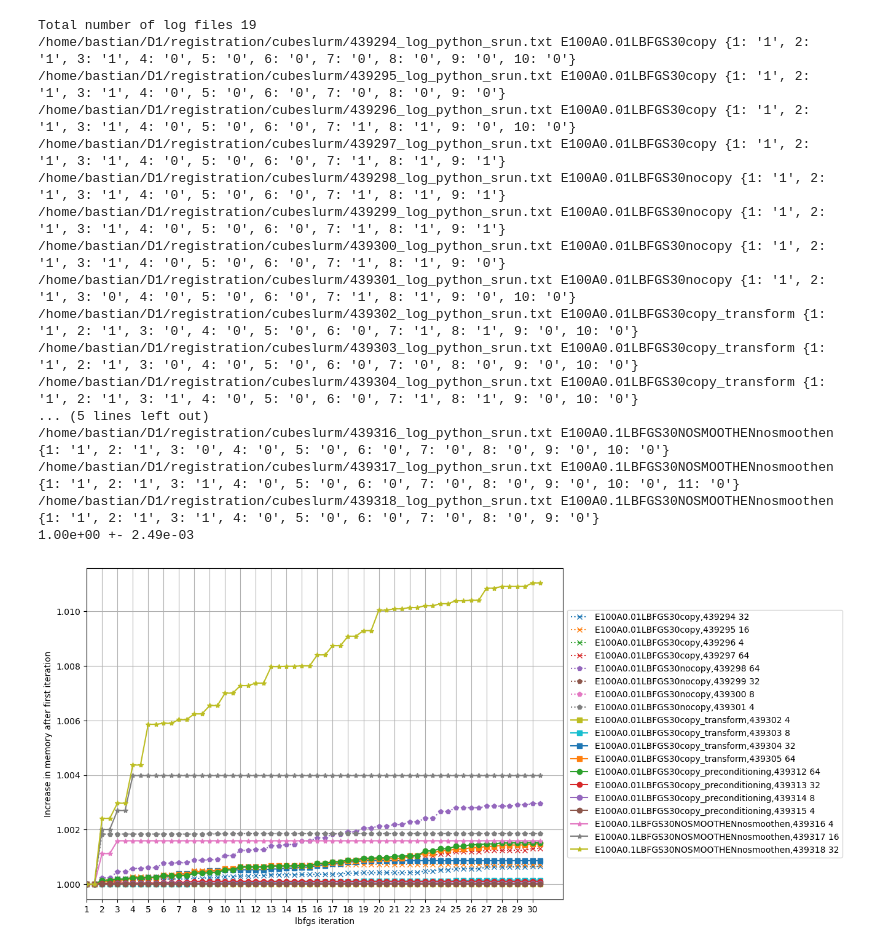
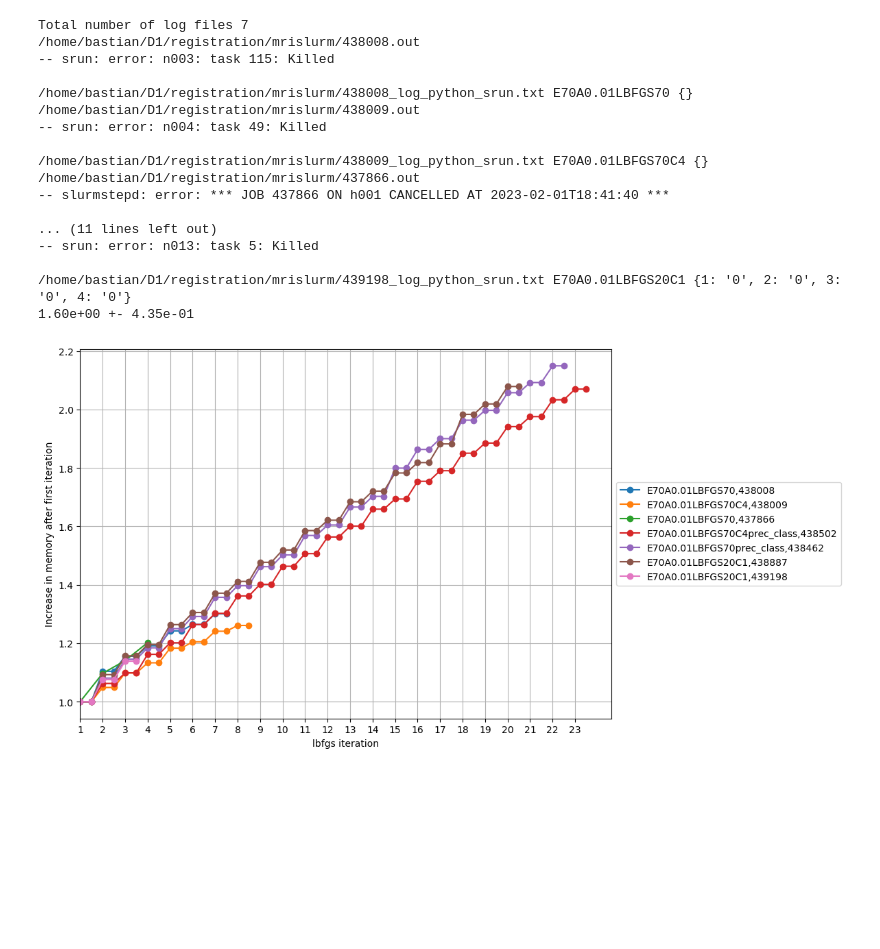
Before and after one commit to JohannesHaubner/mapMRI, a Jupyter notebook: examples/debugging/mem.ipynb, the cells around one changed output. Saved outputs shown, nothing was run; the diff lists cells and outputs as text; code cells hidden in the pictures; blank space fills up the shorter version.

```diff
--- a/examples/debugging/mem.ipynb
+++ b/examples/debugging/mem.ipynb
@@ -47,20 +47,20 @@ slurmids = [# 437776, 437782, 437847,
 
             ]
 
-path = pathlib.Path("/home/bastian/D1/registration/cubeslurm/")
-slurmids = [
-            # 438207, 438208, 438210, 438211, 438212, 438214, 438215, 438216,
-            # 438217, 438218, 438219, 438220, 438224,
-            # 438294,438293, 438296, 438299, 438301,  438302, 438304, 438306, 438307, 438308,
-            # 439209, 439210, 439213, 439214, 439215, 439217, 439293
-            ]
+# path = pathlib.Path("/home/bastian/D1/registration/cubeslurm/")
+# slurmids = [
+#             # 438207, 438208, 438210, 438211, 438212, 438214, 438215, 438216,
+#             # 438217, 438218, 438219, 438220, 438224,
+#             # 438294,438293, 438296, 438299, 438301,  438302, 438304, 438306, 438307, 438308,
+#             # 439209, 439210, 439213, 439214, 439215, 439217, 439293
+#             ]
 
 
-slurmids += list(range(439294, 439306))
+# slurmids += list(range(439294, 439306))
 
-slurmids += list(range(439312, 439316))
+# slurmids += list(range(439312, 439316))
 
-slurmids += list(range(439316, 439319))
+# slurmids += list(range(439316, 439319))
 
 mem0 = []
 
@@ -122,48 +122,48 @@ for slurmid in slurmids:
         marker = "o"
     if "nosmoothen" in label:
         linestyle = "-"
         marker="*"
 
     if "nocopy" in label:
         linestyle = ":"
         marker="p"
 
     plt.plot(mema[:,0], mema[:,1] / fac, marker=marker, linestyle=linestyle, color=color,
             label=label,
             )
     plt.legend()
 
     mem0.append(mema[-1,1] / mema[0,1])
 
 plt.xlabel("lbfgs iteration")
 if fac == 1:
     plt.ylabel("memory (TB)")
 else:
     plt.ylabel("Increase in memory after first iteration")
 plt.xlim(1, None)
 plt.xticks(list(range(1, int(plt.gca().get_xlim()[1]))))
 # plt.yticks([1 + x /1000 for x in range(0, 22, 2)])
 plt.grid()
 ax.legend(loc='center left', bbox_to_anchor=(1, 0.5))
 
 print(format(np.mean(mem0),".2e"), "+-", format(np.std(mem0), ".2e"))
 plt.show()
 # %% [output]
-Total number of log files 19
-/home/bastian/D1/registration/cubeslurm/439294_log_python_srun.txt E100A0.01LBFGS30copy {1: '1', 2: '1', 3: '1', 4: '0', 5: '0', 6: '0', 7: '0', 8: '0', 9: '0', 10: '0'}
-/home/bastian/D1/registration/cubeslurm/439295_log_python_srun.txt E100A0.01LBFGS30copy {1: '1', 2: '1', 3: '1', 4: '0', 5: '0', 6: '0', 7: '0', 8: '0', 9: '0'}
-/home/bastian/D1/registration/cubeslurm/439296_log_python_srun.txt E100A0.01LBFGS30copy {1: '1', 2: '1', 3: '1', 4: '0', 5: '0', 6: '0', 7: '1', 8: '1', 9: '0', 10: '0'}
-/home/bastian/D1/registration/cubeslurm/439297_log_python_srun.txt E100A0.01LBFGS30copy {1: '1', 2: '1', 3: '1', 4: '0', 5: '0', 6: '0', 7: '1', 8: '1', 9: '1'}
-/home/bastian/D1/registration/cubeslurm/439298_log_python_srun.txt E100A0.01LBFGS30nocopy {1: '1', 2: '1', 3: '1', 4: '0', 5: '0', 6: '0', 7: '1', 8: '1', 9: '1'}
-/home/bastian/D1/registration/cubeslurm/439299_log_python_srun.txt E100A0.01LBFGS30nocopy {1: '1', 2: '1', 3: '1', 4: '0', 5: '0', 6: '0', 7: '1', 8: '1', 9: '1'}
-/home/bastian/D1/registration/cubeslurm/439300_log_python_srun.txt E100A0.01LBFGS30nocopy {1: '1', 2: '1', 3: '1', 4: '0', 5: '0', 6: '0', 7: '1', 8: '1', 9: '0'}
-/home/bastian/D1/registration/cubeslurm/439301_log_python_srun.txt E100A0.01LBFGS30nocopy {1: '1', 2: '1', 3: '0', 4: '0', 5: '0', 6: '0', 7: '1', 8: '1', 9: '0', 10: '0'}
-/home/bastian/D1/registration/cubeslurm/439302_log_python_srun.txt E100A0.01LBFGS30copy_transform {1: '1', 2: '1', 3: '0', 4: '0', 5: '0', 6: '0', 7: '1', 8: '1', 9: '0', 10: '0'}
-/home/bastian/D1/registration/cubeslurm/439303_log_python_srun.txt E100A0.01LBFGS30copy_transform {1: '1', 2: '1', 3: '0', 4: '0', 5: '0', 6: '0', 7: '0', 8: '0', 9: '0', 10: '0'}
-/home/bastian/D1/registration/cubeslurm/439304_log_python_srun.txt E100A0.01LBFGS30copy_transform {1: '1', 2: '1', 3: '1', 4: '0', 5: '0', 6: '0', 7: '1', 8: '1', 9: '0', 10: '0'}
-... (5 lines left out)
-/home/bastian/D1/registration/cubeslurm/439316_log_python_srun.txt E100A0.1LBFGS30NOSMOOTHENnosmoothen {1: '1', 2: '1', 3: '0', 4: '0', 5: '0', 6: '0', 7: '0', 8: '0', 9: '0', 10: '0'}
-/home/bastian/D1/registration/cubeslurm/439317_log_python_srun.txt E100A0.1LBFGS30NOSMOOTHENnosmoothen {1: '1', 2: '1', 3: '1', 4: '0', 5: '0', 6: '0', 7: '0', 8: '0', 9: '0', 10: '0', 11: '0'}
-/home/bastian/D1/registration/cubeslurm/439318_log_python_srun.txt E100A0.1LBFGS30NOSMOOTHENnosmoothen {1: '1', 2: '1', 3: '1', 4: '0', 5: '0', 6: '0', 7: '0', 8: '0', 9: '0'}
-1.00e+00 +- 2.49e-03
+Total number of log files 7
+/home/bastian/D1/registration/mrislurm/438008.out
+-- srun: error: n003: task 115: Killed
+
+/home/bastian/D1/registration/mrislurm/438008_log_python_srun.txt E70A0.01LBFGS70 {}
+/home/bastian/D1/registration/mrislurm/438009.out
+-- srun: error: n004: task 49: Killed
+
+/home/bastian/D1/registration/mrislurm/438009_log_python_srun.txt E70A0.01LBFGS70C4 {}
+/home/bastian/D1/registration/mrislurm/437866.out
+-- slurmstepd: error: *** JOB 437866 ON h001 CANCELLED AT 2023-02-01T18:41:40 ***
+
+... (11 lines left out)
+-- srun: error: n013: task 5: Killed
+
+/home/bastian/D1/registration/mrislurm/439198_log_python_srun.txt E70A0.01LBFGS20C1 {1: '0', 2: '0', 3: '0', 4: '0'}
+1.60e+00 +- 4.35e-01
-[figure, old version]
+[figure, new version]
```
Also changed, not shown: 4 other files.
